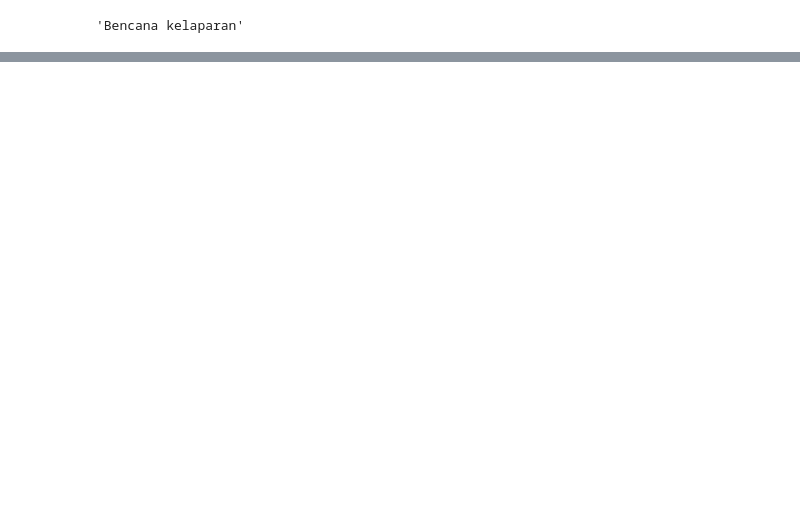
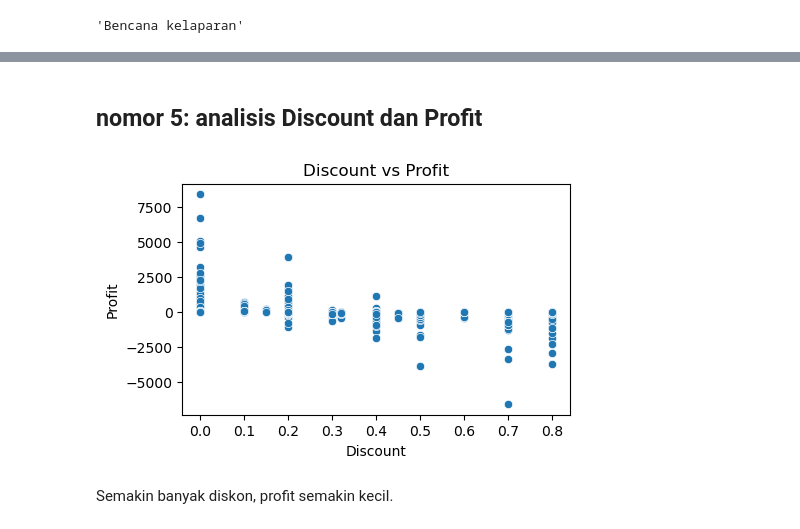
Before and after one commit to emiksapitri/Bootcamp_dataanalyst, a Jupyter notebook: assignment_day14_emik.ipynb, the cells around one changed output, grey strips where cells are left out. Saved outputs shown, nothing was run; the diff lists cells and outputs as text; code cells hidden in the pictures; blank space fills up the shorter version.

```diff
--- a/assignment_day14_emik.ipynb
+++ b/assignment_day14_emik.ipynb
@@ -130,0 +133,7 @@ Berdasarkan data penyebab kematian akibat bencana sosial, jumlah total kematian
+# %%
+import pandas as pd
+import seaborn as sns
+import matplotlib.pyplot as plt
+
+data_SS = pd.read_csv('SampleSuperstore.csv')
+data_SS.head()
@@ -130,0 +195,6 @@ Berdasarkan data penyebab kematian akibat bencana sosial, jumlah total kematian
+# %%
+#hapus data duplicate
+
+data_SS_clean = data_SS.drop_duplicates()
+
+data_SS_clean.duplicated().sum()
@@ -130,0 +330,13 @@ Berdasarkan data penyebab kematian akibat bencana sosial, jumlah total kematian
+# %% [markdown]
+## nomor 5: analisis Discount dan Profit
+# %%
+#scatterplot
+
+plt.figure(figsize=[5,3])
+sns.scatterplot(x = 'Discount', y = 'Profit', data = data_SS_clean)
+plt.title('Discount vs Profit')
+plt.show()
+# %% [output]
+[figure, added]
+# %% [markdown]
+Semakin banyak diskon, profit semakin kecil.
```
Also changed, not shown: parts of 33 cells of this notebook, 2 other files.
